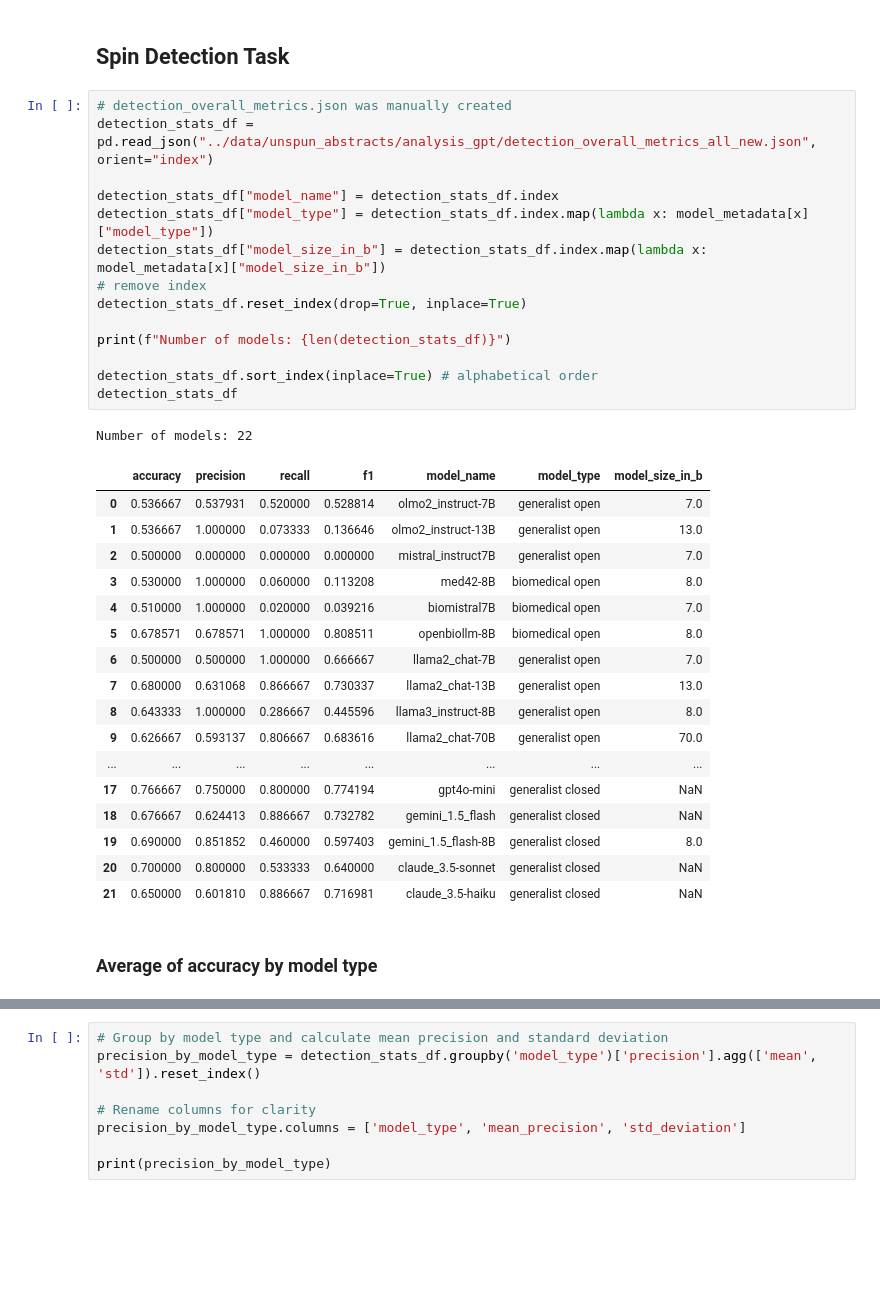
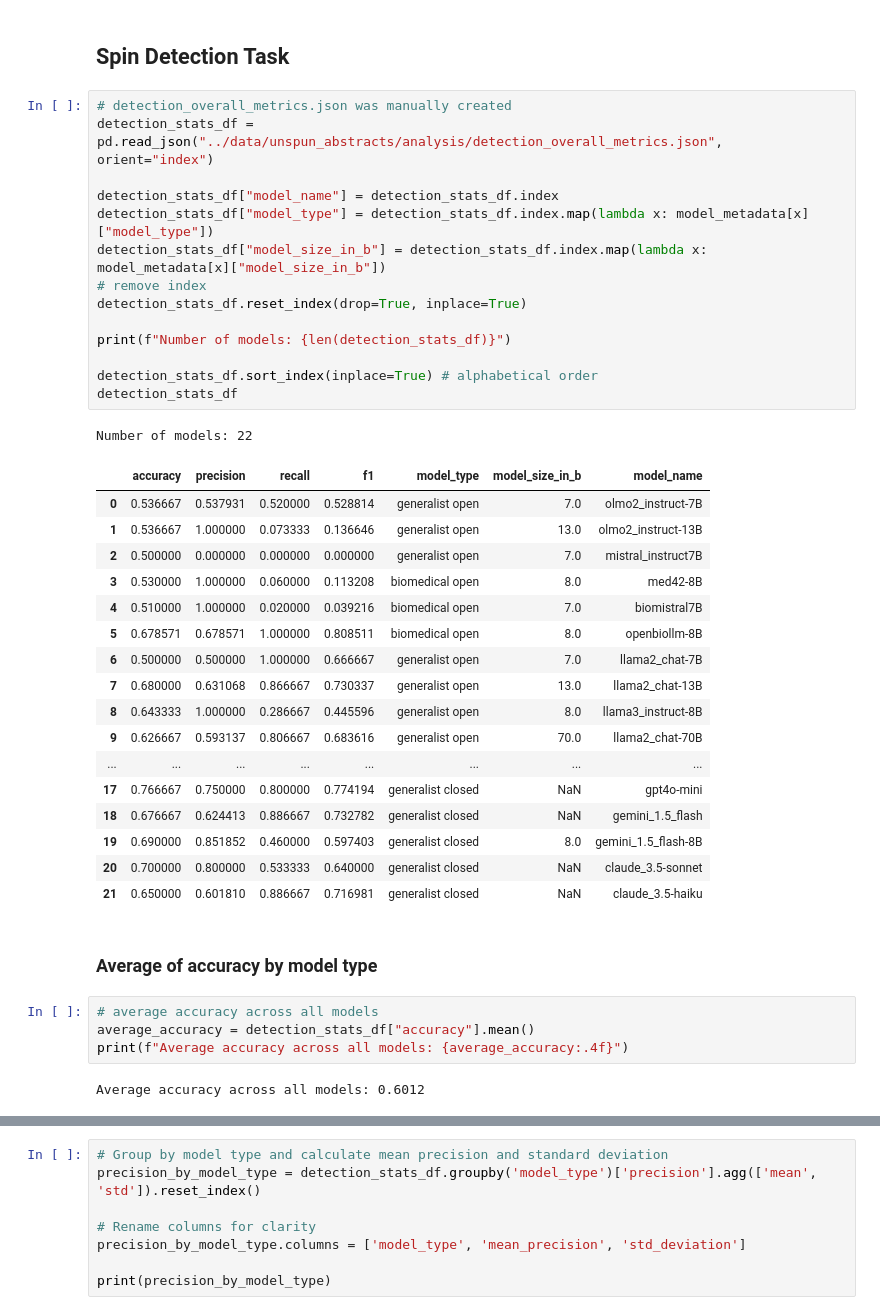
Before and after one commit to hyesunyun/MedLitSpin, a Jupyter notebook: code/analysis_synthetic_data.ipynb, the cells around one changed output, grey strips where cells are left out. Saved outputs shown, nothing was run; the diff lists cells and outputs as text; blank space fills up the shorter version.

```diff
--- a/code/analysis_synthetic_data.ipynb
+++ b/code/analysis_synthetic_data.ipynb
@@ -41,39 +41,45 @@ model_metadata = {
 ## Spin Detection Task
 # %%
 # detection_overall_metrics.json was manually created
-detection_stats_df = pd.read_json("../data/unspun_abstracts/analysis_gpt/detection_overall_metrics_all_new.json", orient="index")
+detection_stats_df = pd.read_json("../data/unspun_abstracts/analysis/detection_overall_metrics.json", orient="index")
 
 detection_stats_df["model_name"] = detection_stats_df.index
 detection_stats_df["model_type"] = detection_stats_df.index.map(lambda x: model_metadata[x]["model_type"])
 detection_stats_df["model_size_in_b"] = detection_stats_df.index.map(lambda x: model_metadata[x]["model_size_in_b"])
 # remove index
 detection_stats_df.reset_index(drop=True, inplace=True)
 
 print(f"Number of models: {len(detection_stats_df)}")
 
 detection_stats_df.sort_index(inplace=True) # alphabetical order
 detection_stats_df
 # %% [output]
 Number of models: 22
-|  | accuracy | precision | recall | f1 | model_name | model_type | model_size_in_b |
-| 0 | 0.536667 | 0.537931 | 0.520000 | 0.528814 | olmo2_instruct-7B | generalist open | 7.0 |
-| 1 | 0.536667 | 1.000000 | 0.073333 | 0.136646 | olmo2_instruct-13B | generalist open | 13.0 |
-| 2 | 0.500000 | 0.000000 | 0.000000 | 0.000000 | mistral_instruct7B | generalist open | 7.0 |
-| 3 | 0.530000 | 1.000000 | 0.060000 | 0.113208 | med42-8B | biomedical open | 8.0 |
-| 4 | 0.510000 | 1.000000 | 0.020000 | 0.039216 | biomistral7B | biomedical open | 7.0 |
-| 5 | 0.678571 | 0.678571 | 1.000000 | 0.808511 | openbiollm-8B | biomedical open | 8.0 |
-| 6 | 0.500000 | 0.500000 | 1.000000 | 0.666667 | llama2_chat-7B | generalist open | 7.0 |
-| 7 | 0.680000 | 0.631068 | 0.866667 | 0.730337 | llama2_chat-13B | generalist open | 13.0 |
-| 8 | 0.643333 | 1.000000 | 0.286667 | 0.445596 | llama3_instruct-8B | generalist open | 8.0 |
-| 9 | 0.626667 | 0.593137 | 0.806667 | 0.683616 | llama2_chat-70B | generalist open | 70.0 |
+|  | accuracy | precision | recall | f1 | model_type | model_size_in_b | model_name |
+| 0 | 0.536667 | 0.537931 | 0.520000 | 0.528814 | generalist open | 7.0 | olmo2_instruct-7B |
+| 1 | 0.536667 | 1.000000 | 0.073333 | 0.136646 | generalist open | 13.0 | olmo2_instruct-13B |
+| 2 | 0.500000 | 0.000000 | 0.000000 | 0.000000 | generalist open | 7.0 | mistral_instruct7B |
+| 3 | 0.530000 | 1.000000 | 0.060000 | 0.113208 | biomedical open | 8.0 | med42-8B |
+| 4 | 0.510000 | 1.000000 | 0.020000 | 0.039216 | biomedical open | 7.0 | biomistral7B |
+| 5 | 0.678571 | 0.678571 | 1.000000 | 0.808511 | biomedical open | 8.0 | openbiollm-8B |
+| 6 | 0.500000 | 0.500000 | 1.000000 | 0.666667 | generalist open | 7.0 | llama2_chat-7B |
+| 7 | 0.680000 | 0.631068 | 0.866667 | 0.730337 | generalist open | 13.0 | llama2_chat-13B |
+| 8 | 0.643333 | 1.000000 | 0.286667 | 0.445596 | generalist open | 8.0 | llama3_instruct-8B |
+| 9 | 0.626667 | 0.593137 | 0.806667 | 0.683616 | generalist open | 70.0 | llama2_chat-70B |
 | ... | ... | ... | ... | ... | ... | ... | ... |
-| 17 | 0.766667 | 0.750000 | 0.800000 | 0.774194 | gpt4o-mini | generalist closed | NaN |
-| 18 | 0.676667 | 0.624413 | 0.886667 | 0.732782 | gemini_1.5_flash | generalist closed | NaN |
-| 19 | 0.690000 | 0.851852 | 0.460000 | 0.597403 | gemini_1.5_flash-8B | generalist closed | 8.0 |
-| 20 | 0.700000 | 0.800000 | 0.533333 | 0.640000 | claude_3.5-sonnet | generalist closed | NaN |
-| 21 | 0.650000 | 0.601810 | 0.886667 | 0.716981 | claude_3.5-haiku | generalist closed | NaN |
+| 17 | 0.766667 | 0.750000 | 0.800000 | 0.774194 | generalist closed | NaN | gpt4o-mini |
+| 18 | 0.676667 | 0.624413 | 0.886667 | 0.732782 | generalist closed | NaN | gemini_1.5_flash |
+| 19 | 0.690000 | 0.851852 | 0.460000 | 0.597403 | generalist closed | 8.0 | gemini_1.5_flash-8B |
+| 20 | 0.700000 | 0.800000 | 0.533333 | 0.640000 | generalist closed | NaN | claude_3.5-sonnet |
+| 21 | 0.650000 | 0.601810 | 0.886667 | 0.716981 | generalist closed | NaN | claude_3.5-haiku |
 # %% [markdown]
 ### Average of accuracy by model type
+# %%
+# average accuracy across all models
+average_accuracy = detection_stats_df["accuracy"].mean()
+print(f"Average accuracy across all models: {average_accuracy:.4f}")
+# %% [output]
+Average accuracy across all models: 0.6012
 # %%
 # Group by model type and calculate mean accuracy and standard deviation
 accuracy_by_model_type = detection_stats_df.groupby('model_type')['accuracy'].agg(['mean', 'std']).reset_index()
```
Also changed, not shown: parts of 26 cells of this notebook, 13 other files.
